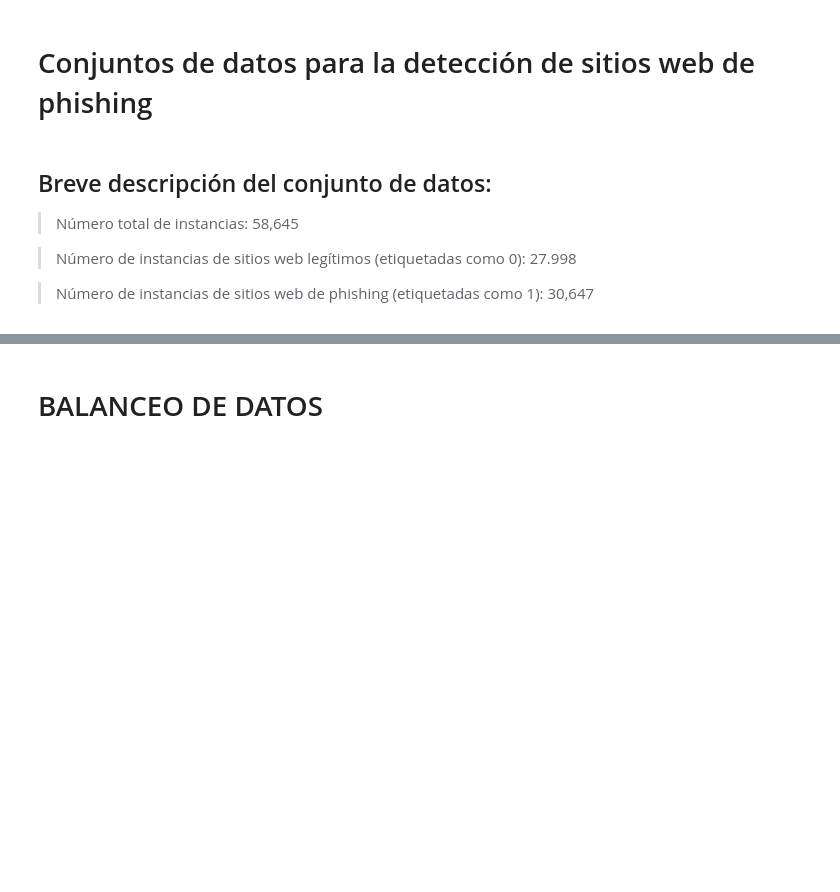
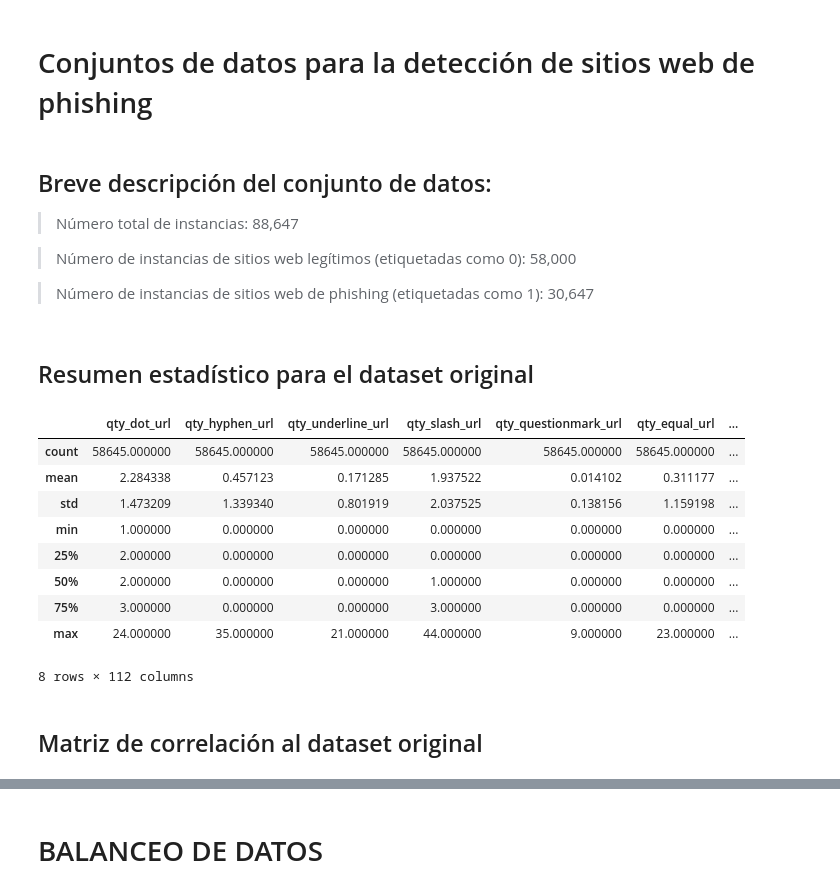
Before and after one commit to alvaro-barrera/phishing-detection-url, a Jupyter notebook: project_ml.ipynb, the cells around one changed output, grey strips where cells are left out. Saved outputs shown, nothing was run; the diff lists cells and outputs as text; code cells hidden in the pictures; blank space fills up the shorter version.

```diff
--- a/project_ml.ipynb
+++ b/project_ml.ipynb
@@ -42,9 +53,9 @@ warnings.filterwarnings('ignore')
 # %% [markdown]
 ## Breve descripción del conjunto de datos:
 
-> Número total de instancias: 58,645
+> Número total de instancias: 88,647
 
-> Número de instancias de sitios web legítimos (etiquetadas como 0): 27.998
+> Número de instancias de sitios web legítimos (etiquetadas como 0): 58,000
 
 > Número de instancias de sitios web de phishing (etiquetadas como 1): 30,647
 # %%
@@ -53,3 +64,20 @@ dataset_complete = pd.read_csv('dataset_full.csv',
                       sep=',', #DEFINIENDO SEPARADOR ',' PROPIO DE .CSV
                       encoding='utf-8', #CODIFICACIÓN UTF-8
                       na_values=' ')
+# %% [markdown]
+## Resumen estadístico para el dataset original
+# %%
+dataset_complete.describe()
+# %% [output]
+|  | qty_dot_url | qty_hyphen_url | qty_underline_url | qty_slash_url | qty_questionmark_url | qty_equal_url | ... |
+| count | 58645.000000 | 58645.000000 | 58645.000000 | 58645.000000 | 58645.000000 | 58645.000000 | ... |
+| mean | 2.284338 | 0.457123 | 0.171285 | 1.937522 | 0.014102 | 0.311177 | ... |
+| std | 1.473209 | 1.339340 | 0.801919 | 2.037525 | 0.138156 | 1.159198 | ... |
+| min | 1.000000 | 0.000000 | 0.000000 | 0.000000 | 0.000000 | 0.000000 | ... |
+| 25% | 2.000000 | 0.000000 | 0.000000 | 0.000000 | 0.000000 | 0.000000 | ... |
+| 50% | 2.000000 | 0.000000 | 0.000000 | 1.000000 | 0.000000 | 0.000000 | ... |
+| 75% | 3.000000 | 0.000000 | 0.000000 | 3.000000 | 0.000000 | 0.000000 | ... |
+| max | 24.000000 | 35.000000 | 21.000000 | 44.000000 | 9.000000 | 23.000000 | ... |
+8 rows × 112 columns
+# %% [markdown]
+## Matriz de correlación al dataset original
```
Also changed, not shown: parts of 101 cells of this notebook.
